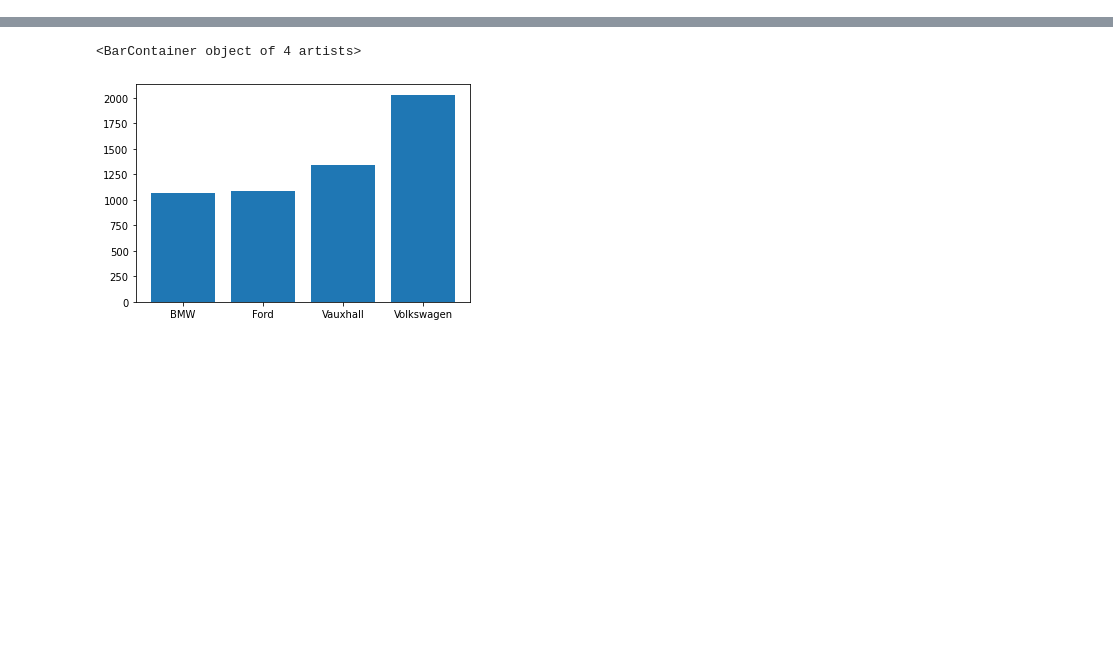
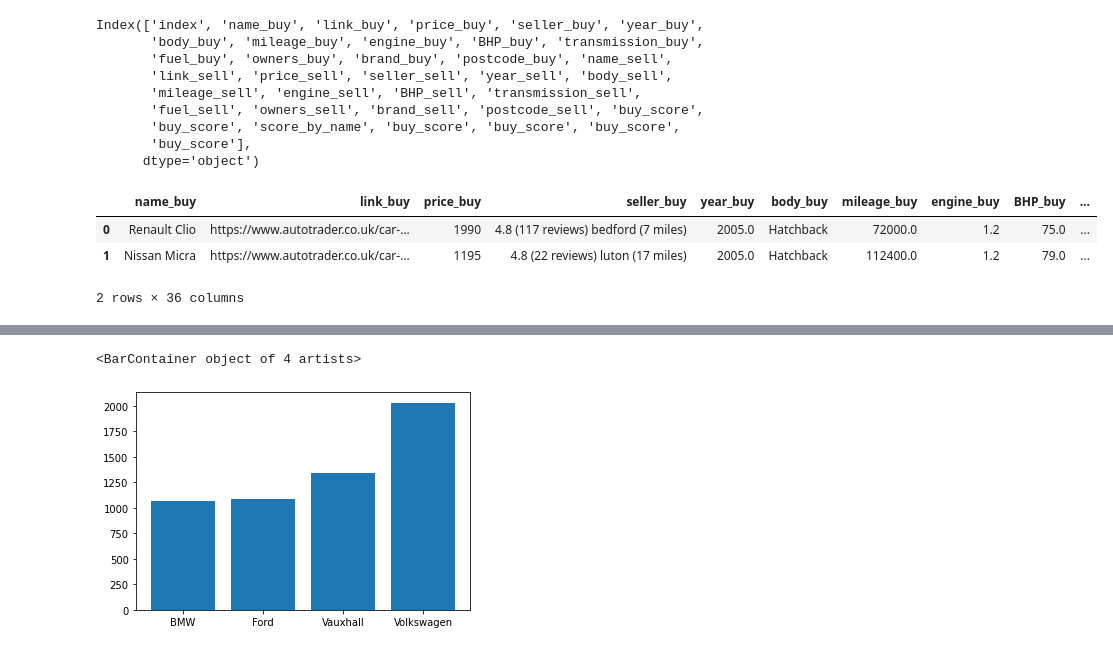
Before and after one commit to Benedictgr97/car-price-comapare, a Jupyter notebook: price test.ipynb, the cells around one changed output, grey strips where cells are left out. Cells and saved outputs as stored; diff of their text form; code cells hidden in the pictures; blank space fills up the shorter version.

```diff
--- a/price test.ipynb
+++ b/price test.ipynb
@@ -222,32 +222,51 @@ def grouped_score(df,group,col_name):
 
     score_gr = price_dif_gr * mileage_ratio_gr * engine_ratio_gr * (1/count_cm_gr['price_sell'])
 
-    return df.merge(score_gr.reset_index(),how = 'left',on  = group ).rename({0:col_name},axis = 1).drop('index',axis = 1)
+    print(df.columns)
+
+    return df.merge(score_gr.reset_index(),how = 'left',on  = group ).rename({0:col_name},axis = 1).drop(['index'],axis = 1)
 
 def postcode_add(df,postcode):
     for i in df.columns:
         concat_col = i + ' ' + postcode
         df = df.rename({i: concat_col.replace(' ','_')}, axis=1)
 
     return df
 
 def retrieve_cars(make, model, postcode, radius, min_year, max_year, min_price, max_price,location_type):
     """
     Retrieve car listings based on specified search parameters.
     """
     cars = get_cars(
         make=make,
         model=model,
         postcode=postcode,
         radius=radius,
         min_year=min_year,
         max_year=max_year,
         min_price=min_price,
         max_price=max_price
     )
     # Clean up year and brand columns
     cars['year'] = cars['year'].dropna().apply(lambda x: int(str(x).split('(')[0]))
     cars['brand'] = cars['name'].apply(lambda x: x.split(' ')[0])
     cars['postcode'] = postcode
     cars = postcode_add(cars,location_type)
     return cars
+
+car_match = grouped_score(car_match,'index','buy_score')
+car_match
+# %% [output]
+Index(['index', 'name_buy', 'link_buy', 'price_buy', 'seller_buy', 'year_buy',
+       'body_buy', 'mileage_buy', 'engine_buy', 'BHP_buy', 'transmission_buy',
+       'fuel_buy', 'owners_buy', 'brand_buy', 'postcode_buy', 'name_sell',
+       'link_sell', 'price_sell', 'seller_sell', 'year_sell', 'body_sell',
+       'mileage_sell', 'engine_sell', 'BHP_sell', 'transmission_sell',
+       'fuel_sell', 'owners_sell', 'brand_sell', 'postcode_sell', 'buy_score',
+       'buy_score', 'score_by_name', 'buy_score', 'buy_score', 'buy_score',
+       'buy_score'],
+      dtype='object')
+|  | name_buy | link_buy | price_buy | seller_buy | year_buy | body_buy | mileage_buy | engine_buy | BHP_buy | ... |
+| 0 | Renault Clio | https://www.autotrader.co.uk/car-... | 1990 | 4.8 (117 reviews) bedford (7 miles) | 2005.0 | Hatchback | 72000.0 | 1.2 | 75.0 | ... |
+| 1 | Nissan Micra | https://www.autotrader.co.uk/car-... | 1195 | 4.8 (22 reviews) luton (17 miles) | 2005.0 | Hatchback | 112400.0 | 1.2 | 79.0 | ... |
+2 rows × 36 columns
```
Also changed, not shown: parts of 3 cells of this notebook.
